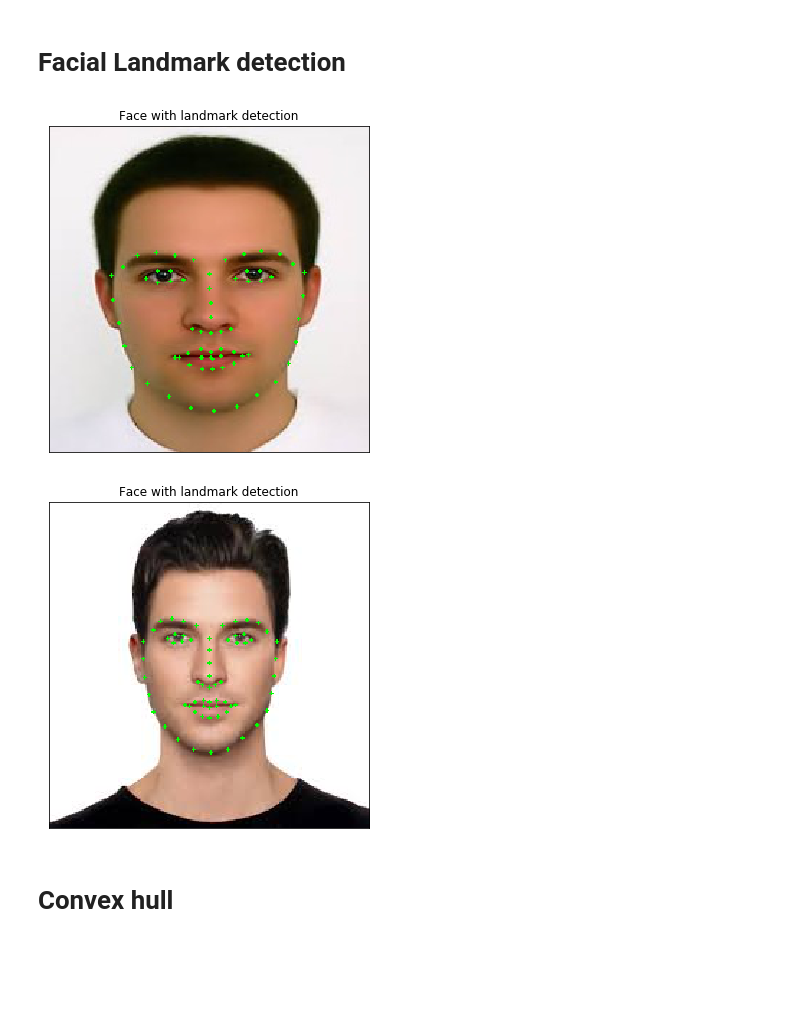
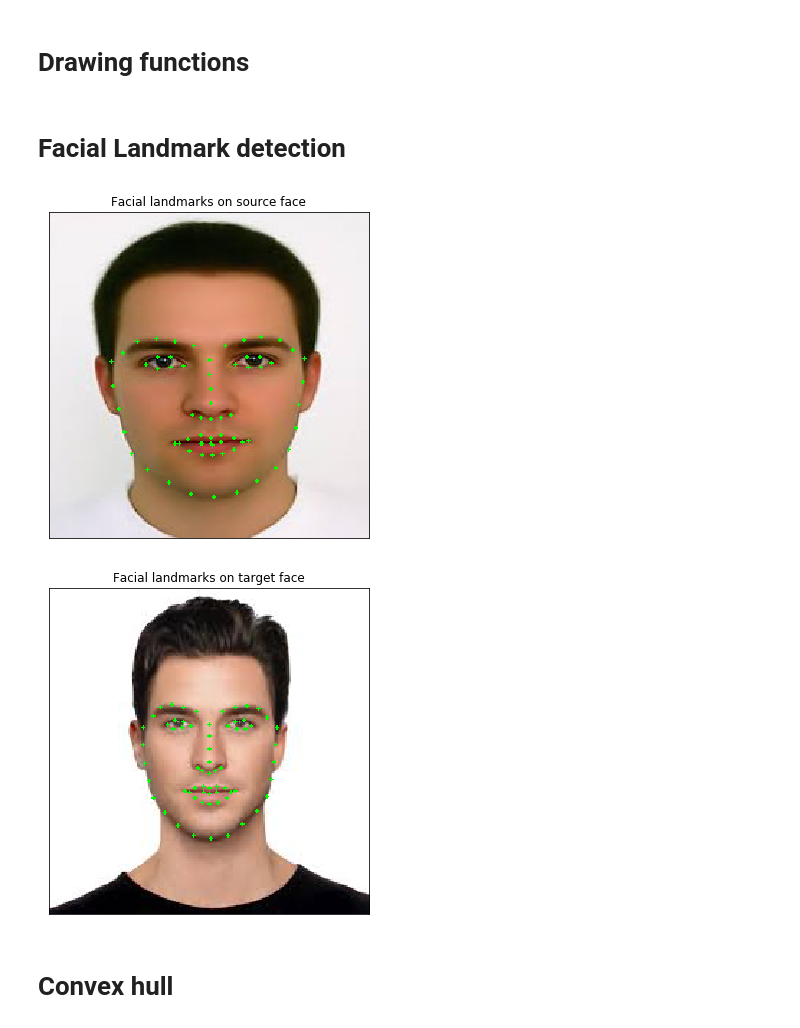
Before and after one commit to betogaona7/hairstyle, a Jupyter notebook: FS-Warping-Technique/Image-warping.ipynb, the cells around one changed output. Cells and saved outputs as stored; diff of their text form; code cells hidden in the pictures; blank space fills up the shorter version.

Commit message:
fix drawing functions and clean code part 1

```diff
--- a/FS-Warping-Technique/Image-warping.ipynb
+++ b/FS-Warping-Technique/Image-warping.ipynb
@@ -4,3 +4,5 @@ import cv2
 from skimage import io
 import numpy as np
 import matplotlib.pyplot as plt
+# %% [markdown]
+# Drawing functions
@@ -7,48 +43,34 @@ import matplotlib.pyplot as plt
 # %% [markdown]
 # Facial Landmark detection
-# %%
-def get_facial_landmarks(predictor_path, image_path):
-    detector = dlib.get_frontal_face_detector()
-    predictor = dlib.shape_predictor(predictor_path)
-    image = io.imread(image_path)
-    dets = detector(image, 1)
-    #print("Number of faces detected: {}".format(len(dets)))
-    for k, d in enumerate(dets):
-        #print("Detection {}: Left: {} Top: {} Right: {} Bottom: {}".format(k, d.left(), d.top(), d.right(), d.bottom()))
-        shape = predictor(image, d)
-    vec = np.empty([68, 2], dtype = int)
-    for b in range(68):
-        vec[b][0] = shape.part(b).x
-        vec[b][1] = shape.part(b).y
-    return vec
-
-def show_facial_landmarks(landmarks, image_path):
-    img = cv2.imread(image_path)
-    image = cv2.cvtColor(img, cv2.COLOR_BGR2RGB)
-
-    for landmark in landmarks:
-        cv2.circle(image, (landmark[0], landmark[1]), 1, (0,255,0), -1)
-
-    fig = plt.figure(figsize=(6, 6,))
-    ax1 = fig.add_subplot(111)
-    ax1.set_xticks([])
-    ax1.set_yticks([])
-
-    ax1.set_title('Face with landmark detection')
-    ax1.imshow(image)
-    return None
-
-source_img = './img/source-face.jpeg'
-target_img = './img/target-face.jpeg'
-predictor_path = './../detector_architectures/shape_predictor_68_face_landmarks.dat'
-
-source_landmarks = get_facial_landmarks(predictor_path, source_img)
-target_landmarks = get_facial_landmarks(predictor_path, target_img)
-
-show_facial_landmarks(source_landmarks, source_img)
-show_facial_landmarks(target_landmarks, target_img)
-# %% [output]
-[figure, removed]
-[figure, removed]
+# %%
+def get_facial_landmarks(predictor_path, image_path):
+    detector = dlib.get_frontal_face_detector()
+    predictor = dlib.shape_predictor(predictor_path)
+    image = io.imread(image_path)
+    dets = detector(image, 1)
+    for k, d in enumerate(dets):
+        shape = predictor(image, d)
+    landmarks = []
+    for p in range(68):
+        landmarks.append((shape.part(p).x, shape.part(p).y))
+    return landmarks
+
+source_img = './img/source-face.jpeg'
+target_img = './img/target-face.jpeg'
+predictor_path = './../detector_architectures/shape_predictor_68_face_landmarks.dat'
+
+src_img = cv2.imread(source_img)
+src_img = cv2.cvtColor(src_img, cv2.COLOR_BGR2RGB)
+dst_img = cv2.imread(target_img)
+dst_img = cv2.cvtColor(dst_img, cv2.COLOR_BGR2RGB)
+
+src_landmarks = get_facial_landmarks(predictor_path, source_img)
+std_landmarks = get_facial_landmarks(predictor_path, target_img)
+
+draw_facial_landmarks(src_landmarks, np.copy(src_img), 'Facial landmarks on source face')
+draw_facial_landmarks(std_landmarks, np.copy(dst_img), 'Facial landmarks on target face')
+# %% [output]
+[figure, added]
+[figure, added]
 # %% [markdown]
 # Convex hull
```
Also changed, not shown: parts of 5 cells of this notebook.
